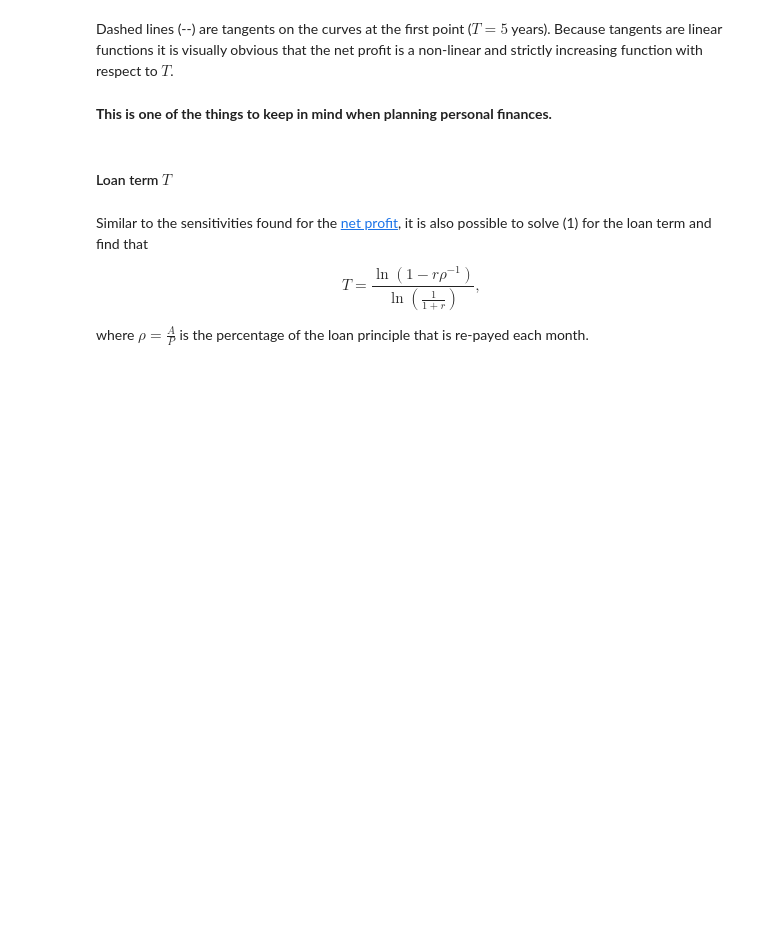
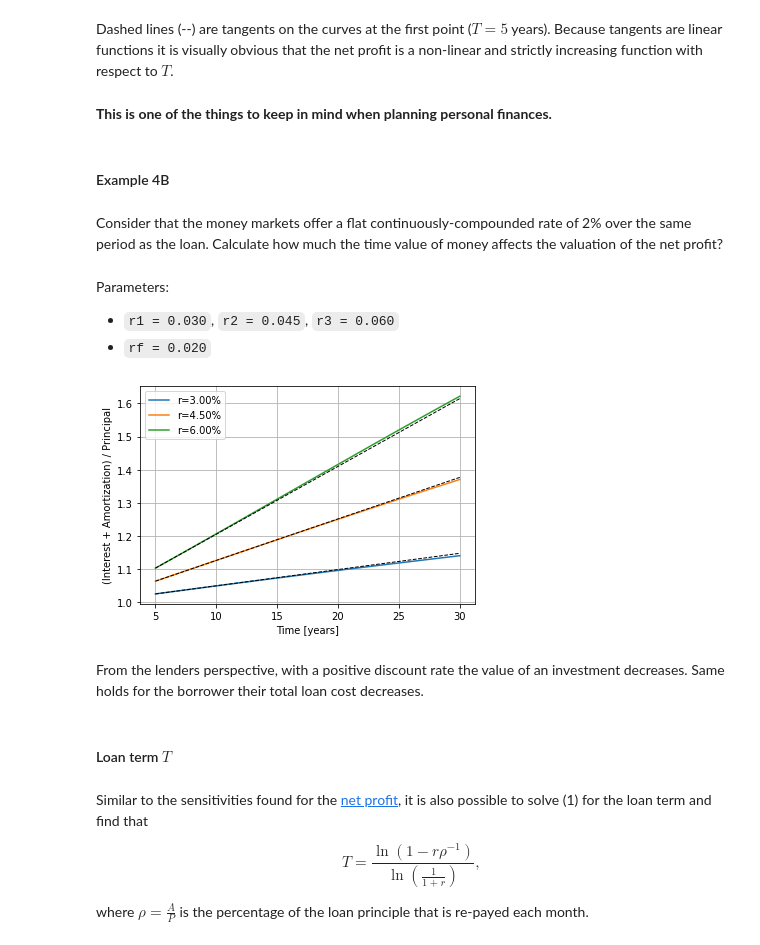
Before and after one commit to vezeli/amortized-loans, a Jupyter notebook: presentation_amortized_loans.ipynb, the cells around one changed output. Saved outputs shown, nothing was run; the diff lists cells and outputs as text; code cells hidden in the pictures; blank space fills up the shorter version.

Commit message:
Add discounted net profits example

```diff
--- a/presentation_amortized_loans.ipynb
+++ b/presentation_amortized_loans.ipynb
@@ -280,6 +280,24 @@ plot_total_payment_wrt_time([r1, r2, r3])
 Dashed lines (--) are tangents on the curves at the first point ($T = 5$ years). Because tangents are linear functions it is visually obvious that the net profit is a non-linear and strictly increasing function with respect to $T$.
 # %% [markdown]
 **This is one of the things to keep in mind when planning personal finances.**
+# %% [markdown]
+#### Example 4B
+# %% [markdown]
+Consider that the money markets offer a flat continuously-compounded rate of 2% over the same period as the loan. Calculate how much the time value of money affects the valuation of the net profit?
+# %% [markdown]
+Parameters:
+
+- `r1 = 0.030`, `r2 = 0.045`, `r3 = 0.060`
+- `rf = 0.020`
+# %%
+from plotting import plot_total_payment_wrt_time
+
+r1, r2, r3, rf = 0.030, 0.045, 0.060, 0.02
+plot_total_payment_wrt_time([r1, r2, r3], rf)
+# %% [output]
+[figure, added]
+# %% [markdown]
+From the lenders perspective, with a positive discount rate the value of an investment decreases. Same holds for the borrower their total loan cost decreases.
 # %% [markdown]
 #### Loan term $T$
 # %% [markdown]
```
Also changed, not shown: parts of 1 cell of this notebook.
